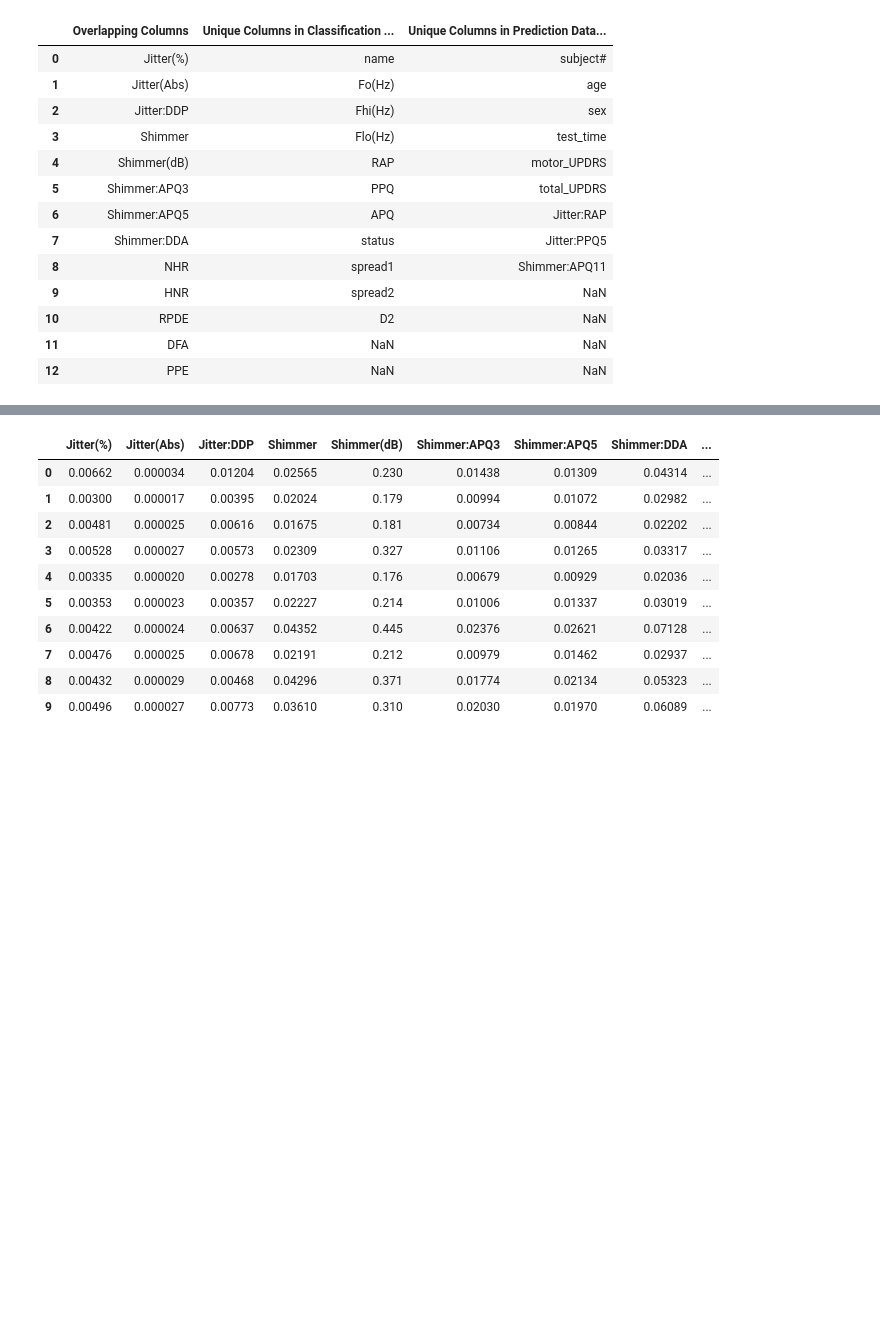
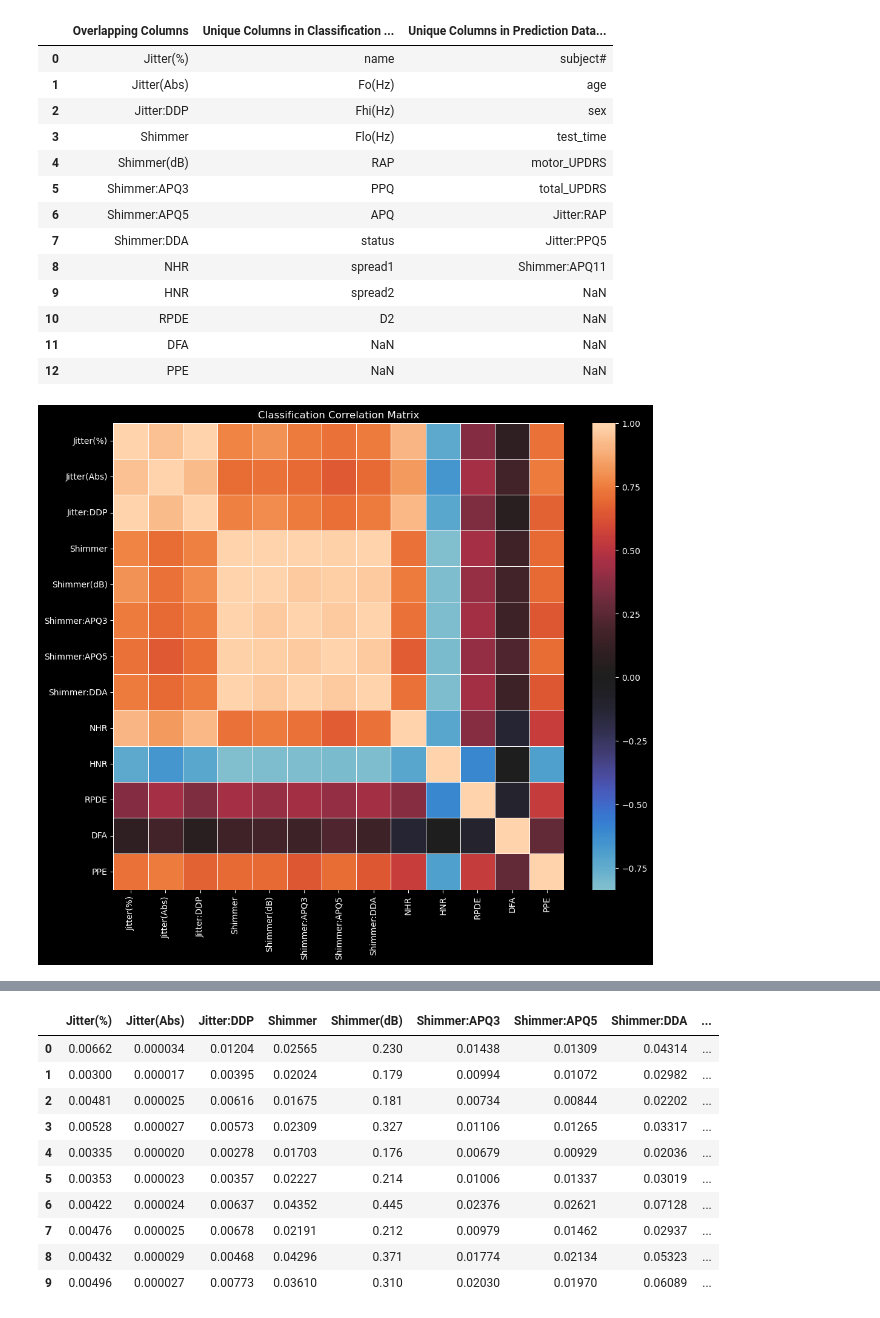
Before and after one commit to AnalyzeVisualize/Parkinson-s-Disease-Detection-w-ML, a Jupyter notebook: main.ipynb, the cells around one changed output, grey strips where cells are left out. Saved outputs shown, nothing was run; the diff lists cells and outputs as text; code cells hidden in the pictures; blank space fills up the shorter version.

Commit message:
Added covariance matrices to rest of main

```diff
--- a/main.ipynb
+++ b/main.ipynb
@@ -200,3 +212,15 @@ classification_df = classification_df.rename(columns={
+# %%
+# Create a function that will create a covariance matrix visualization with a dataframe as an input
+def covariance_matrix(name, data, columns):
+    # Calculate correlation
+    corr = data[columns].corr()
+
+    # Create a heatmap using seaborn
+    plt.figure(figsize=(12, 10))
+    sns.color_palette("ch:start=.2,rot=-.3", as_cmap=True)
+    sns.heatmap(corr, center=0, linewidths=0.5)
+    plt.title(f'{name} Correlation Matrix')
+    plt.show()
 # %%
 # Review classification_df
 classification_df.head(10)
@@ -268,3 +292,12 @@ columns_df
 | 10 | RPDE | D2 | NaN |
 | 11 | DFA | NaN | NaN |
 | 12 | PPE | NaN | NaN |
+# %%
+# Create a clean_classification_df and clean_prediction_df that only contain the overlapping columns
+clean_classification_df = classification_df[overlapping_columns]
+clean_prediction_df = prediction_df[overlapping_columns]
+# %%
+# Create a covariance matrix visualization for the clean_classification_df
+covariance_matrix('Classification', clean_classification_df, overlapping_columns)
+# %% [output]
+[figure, added]
```
Also changed, not shown: parts of 5 cells of this notebook.
